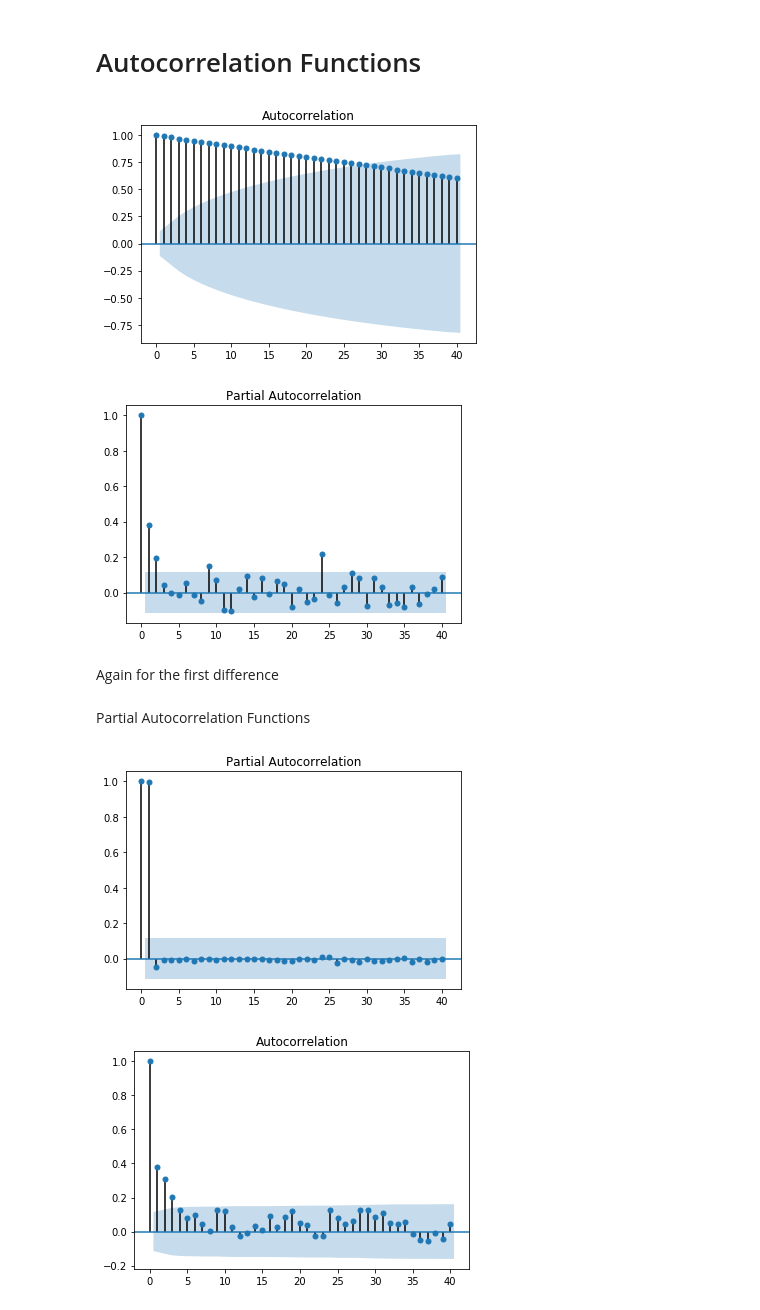
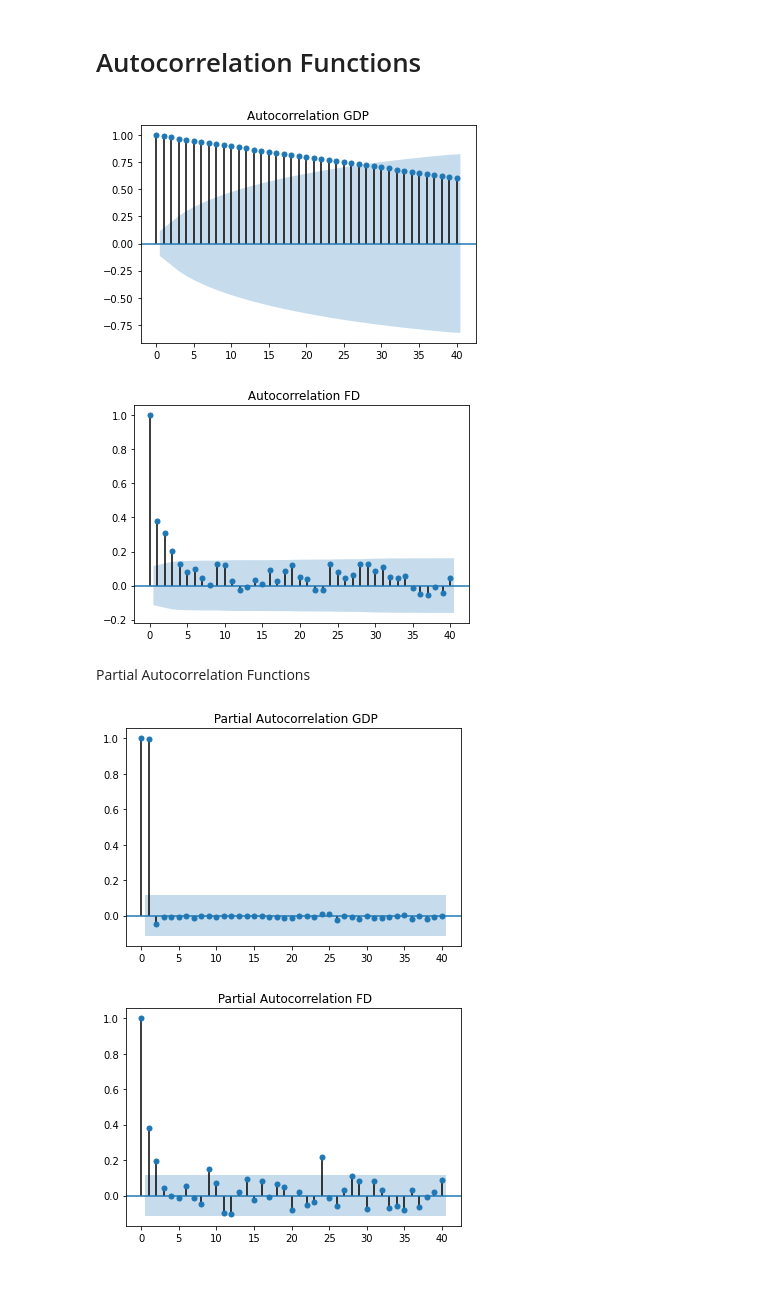
Before and after one commit to cacoleman16/ECO463, a Jupyter notebook: example.ipynb, the cells around one changed output. Cells and saved outputs as stored; diff of their text form; code cells hidden in the pictures; blank space fills up the shorter version.

```diff
--- a/example.ipynb
+++ b/example.ipynb
@@ -62,26 +68,24 @@ plt.plot(gdp.Date, gdp.Real_GDP.diff())
 # Autocorrelation Functions
 # %%
 import statsmodels.api as sm
-sm.graphics.tsa.plogdp.Real_GDP.diff().dropna(), lags=40)
+sm.graphics.tsa.plot_acf(gdp.Real_GDP.squeeze(), lags=40, title='Autocorrelation GDP')
 plt.show()
 # %% [output]
-[figure, old version]
+[figure, new version]
 # %%
-sm.graphics.tsa.plot_acf(gdp.Real_GDP.diff().dropna(), lags=40)
+sm.graphics.tsa.plot_acf(gdp.Real_GDP.diff().dropna(), lags=40, title=' Autocorrelation FD')
 plt.show()
 # %% [output]
-[figure, old version]
+[figure, new version]
-# %% [markdown]
-Again for the first difference
 # %% [markdown]
 Partial Autocorrelation Functions
 # %%
-sm.graphics.tsa.plot_pacf(gdp.Real_GDP.squeeze(), lags=40)
+sm.graphics.tsa.plot_pacf(gdp.Real_GDP.squeeze(), lags=40, title=' Partial Autocorrelation GDP')
 plt.show()
 # %% [output]
-[figure, old version]
+[figure, new version]
 # %%
-sm.graphics.tsa.plot_acf(gdp.Real_GDP.diff().dropna(), lags=40)
+sm.graphics.tsa.plot_pacf(gdp.Real_GDP.diff().dropna(), lags=40,  title=' Partial Autocorrelation FD')
 plt.show()
 # %% [output]
-[figure, old version]
+[figure, new version]
```
Also changed, not shown: parts of 7 cells of this notebook.
